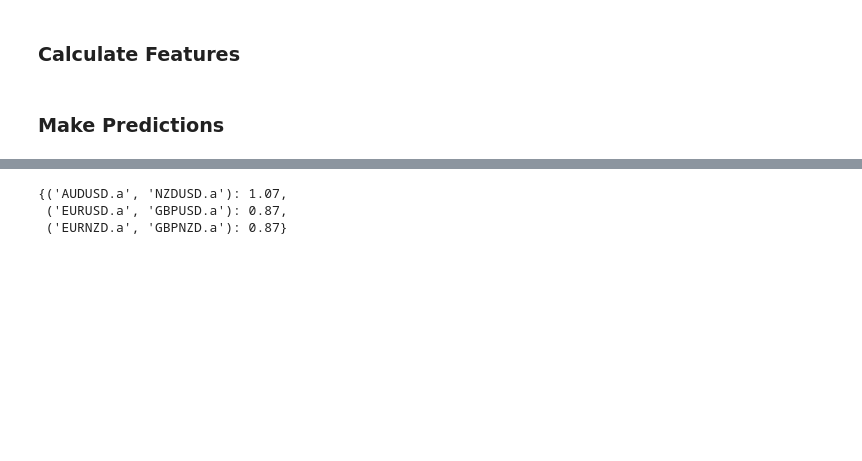
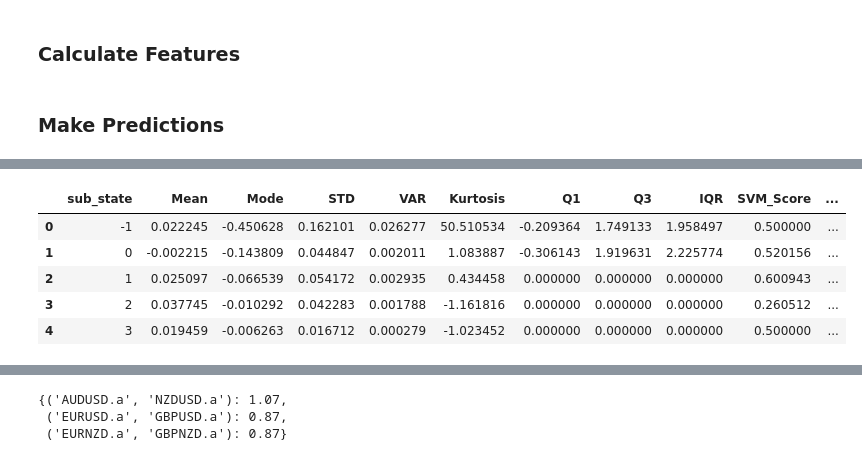
Before and after one commit to aliquid-novi/Strategies, a Jupyter notebook: lets get it/T1.ipynb, the cells around one changed output, grey strips where cells are left out. Drawn from its saved outputs; the diff is of its cells as text; code cells hidden in the pictures; blank space fills up the shorter version.

```diff
--- a/lets get it/T1.ipynb
+++ b/lets get it/T1.ipynb
@@ -256,0 +1001,13 @@ Signal: Sell EURNZD.a, Buy GBPNZD.a
+# %%
+grouped = t1.groupby('State')['pct_change']
+q1 = grouped.quantile(0.25)
+q3 = grouped.quantile(0.75)
+iqr = q3 - q1
+# Construct the result dataframe
+iqr_df = pd.DataFrame({
+    'Q1': q1,
+    'Q3': q3,
+    'IQR': iqr
+}).reset_index()
+
+iqr_df
@@ -256,0 +1178,45 @@ Signal: Sell EURNZD.a, Buy GBPNZD.a
+# %%
+def calculate_score(row):
+    score = 0
+    # Weights for each statistic
+    weights = {
+        'Mean': 2,
+        'Mode': 1,
+        'STD': -1,
+        'VAR': -1,
+        'Kurtosis': -1,
+        'Q1': 1,
+        'Q3': 1,
+        'IQR': -1,
+        'SVM_Score': 2
+    }
+
+    # score += weights['Mean'] * row['Mean']
+    # score += weights['Mode'] * abs(row['Mode'])  # Assuming higher absolute mode means higher risk
+    # score += weights['STD'] * row['STD']
+    # score += weights['VAR'] * row['VAR']
+    # score += weights['Kurtosis'] * row['Kurtosis']
+    # score += weights['Q1'] * row['Q1']
+    # score += weights['Q3'] * row['Q3']
+    # score += weights['IQR'] * row['IQR']
+    # score += weights['SVM_Score'] * row['SVM_Score']
+    score = row['Mean'] + row['Mode'] + row['STD'] + row['VAR'] + np.log1p(abs(row['Kurtosis'])) + row['Q1'] - row['Q3'] + row['IQR'] + row['SVM_Score']
+
+    return score
+
+# Calculate scores
+statistics_df['Score'] = statistics_df.apply(calculate_score, axis=1)
+statistics_df['Q1'].fillna(0, inplace=True)
+statistics_df['Q3'].fillna(0, inplace=True)
+statistics_df['IQR'].fillna(0, inplace=True)
+
+statistics_df
+
+# Need to
+# %% [output]
+|  | sub_state | Mean | Mode | STD | VAR | Kurtosis | Q1 | Q3 | IQR | SVM_Score | ... |
+| 0 | -1 | 0.022245 | -0.450628 | 0.162101 | 0.026277 | 50.510534 | -0.209364 | 1.749133 | 1.958497 | 0.500000 | ... |
+| 1 | 0 | -0.002215 | -0.143809 | 0.044847 | 0.002011 | 1.083887 | -0.306143 | 1.919631 | 2.225774 | 0.520156 | ... |
+| 2 | 1 | 0.025097 | -0.066539 | 0.054172 | 0.002935 | 0.434458 | 0.000000 | 0.000000 | 0.000000 | 0.600943 | ... |
+| 3 | 2 | 0.037745 | -0.010292 | 0.042283 | 0.001788 | -1.161816 | 0.000000 | 0.000000 | 0.000000 | 0.260512 | ... |
+| 4 | 3 | 0.019459 | -0.006263 | 0.016712 | 0.000279 | -1.023452 | 0.000000 | 0.000000 | 0.000000 | 0.500000 | ... |
```
Also changed, not shown: parts of 79 cells of this notebook, 14 other files.
